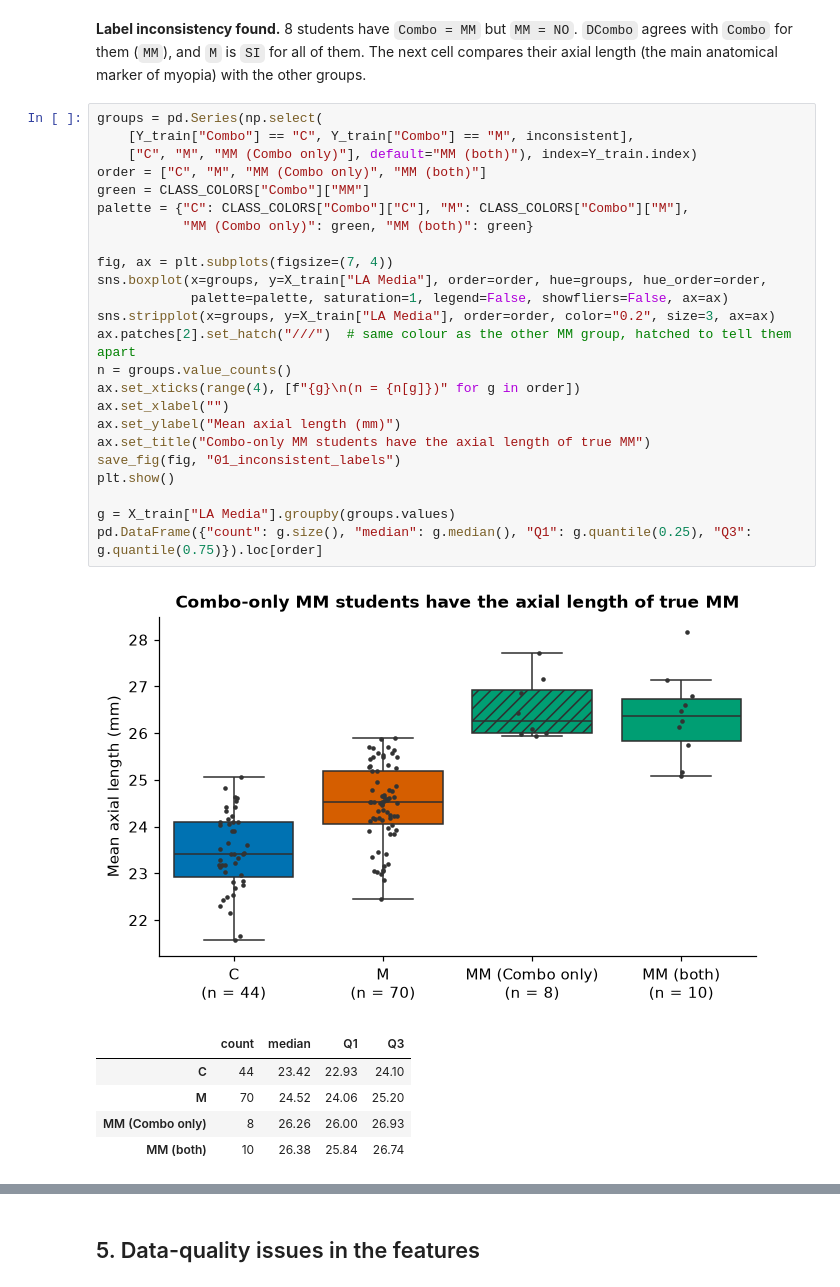
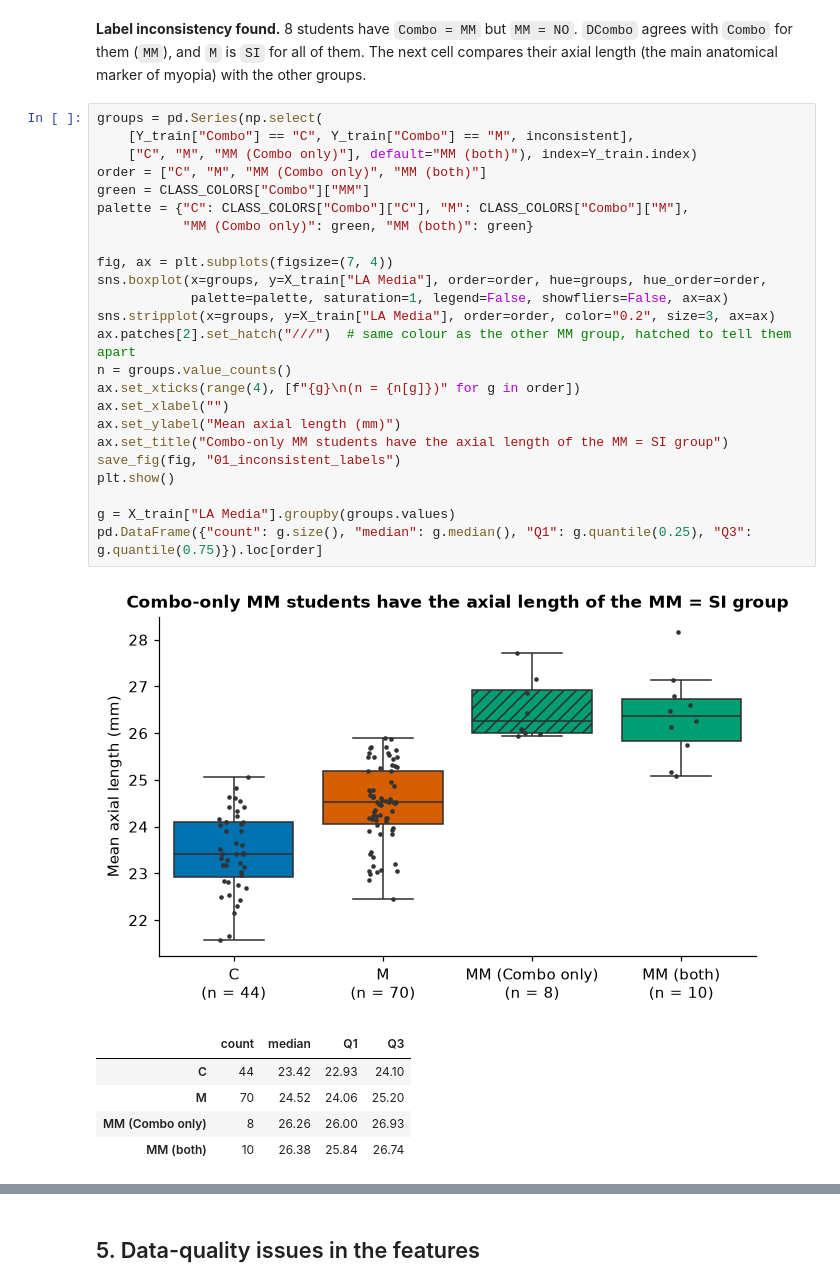
Before and after one commit to tomas20oriol-jpg/miopia-ml-project, a Jupyter notebook: notebooks/01_eda.ipynb, the cells around one changed output, grey strips where cells are left out. Saved outputs shown, nothing was run; the diff lists cells and outputs as text.

```diff
--- a/notebooks/01_eda.ipynb
+++ b/notebooks/01_eda.ipynb
@@ -200,29 +200,29 @@ the other groups.
 # %%
 groups = pd.Series(np.select(
     [Y_train["Combo"] == "C", Y_train["Combo"] == "M", inconsistent],
     ["C", "M", "MM (Combo only)"], default="MM (both)"), index=Y_train.index)
 order = ["C", "M", "MM (Combo only)", "MM (both)"]
 green = CLASS_COLORS["Combo"]["MM"]
 palette = {"C": CLASS_COLORS["Combo"]["C"], "M": CLASS_COLORS["Combo"]["M"],
            "MM (Combo only)": green, "MM (both)": green}
 
 fig, ax = plt.subplots(figsize=(7, 4))
 sns.boxplot(x=groups, y=X_train["LA Media"], order=order, hue=groups, hue_order=order,
             palette=palette, saturation=1, legend=False, showfliers=False, ax=ax)
 sns.stripplot(x=groups, y=X_train["LA Media"], order=order, color="0.2", size=3, ax=ax)
 ax.patches[2].set_hatch("///")  # same colour as the other MM group, hatched to tell them apart
 n = groups.value_counts()
 ax.set_xticks(range(4), [f"{g}\n(n = {n[g]})" for g in order])
 ax.set_xlabel("")
 ax.set_ylabel("Mean axial length (mm)")
-ax.set_title("Combo-only MM students have the axial length of true MM")
+ax.set_title("Combo-only MM students have the axial length of the MM = SI group")
 save_fig(fig, "01_inconsistent_labels")
 plt.show()
 
 g = X_train["LA Media"].groupby(groups.values)
 pd.DataFrame({"count": g.size(), "median": g.median(), "Q1": g.quantile(0.25), "Q3": g.quantile(0.75)}).loc[order]
 # %% [output]
-[figure, old version]
+[figure, new version]
 |  | count | median | Q1 | Q3 |
 | C | 44 | 23.42 | 22.93 | 24.10 |
 | M | 70 | 24.52 | 24.06 | 25.20 |
```
Also changed, not shown: parts of 4 cells of this notebook, 23 other files.
